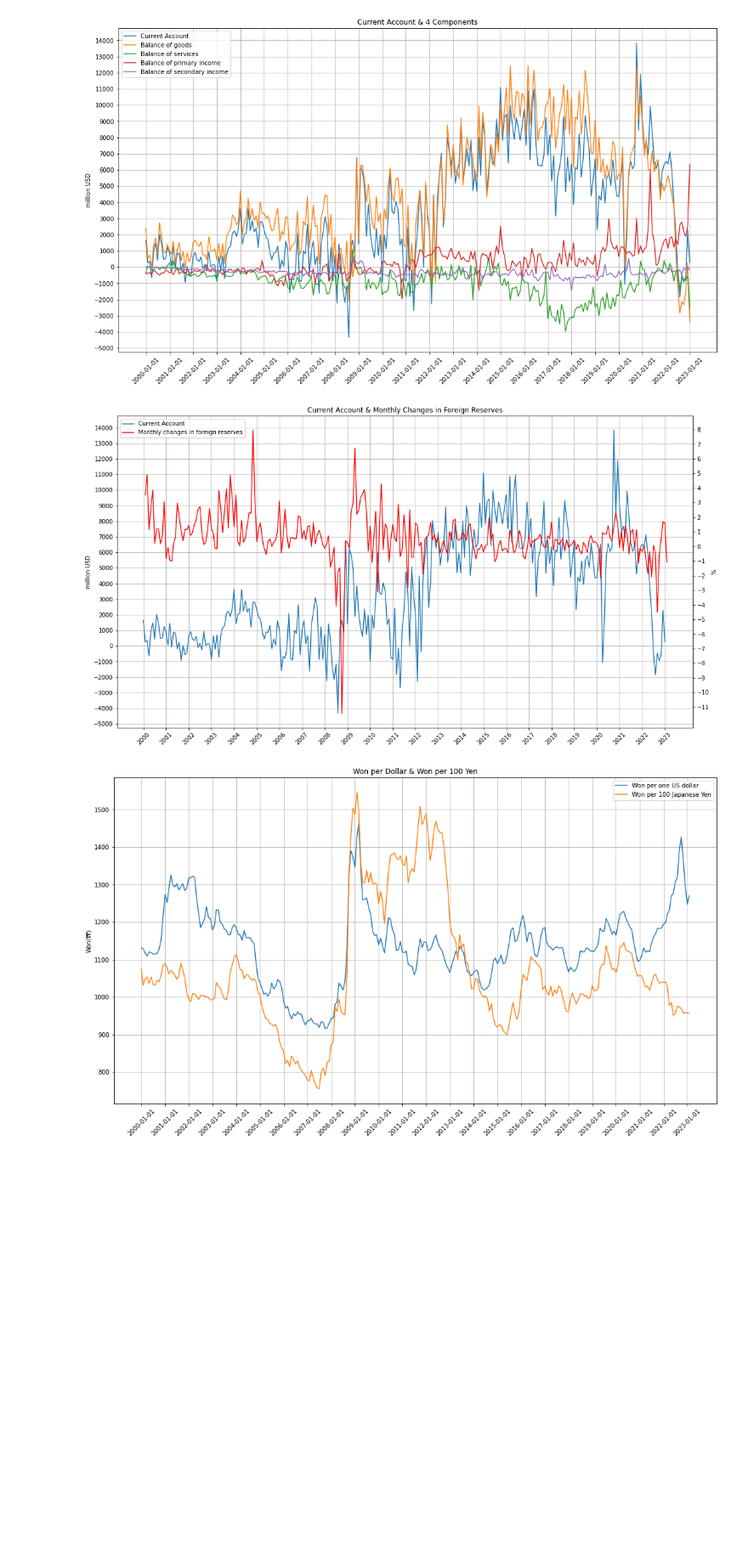
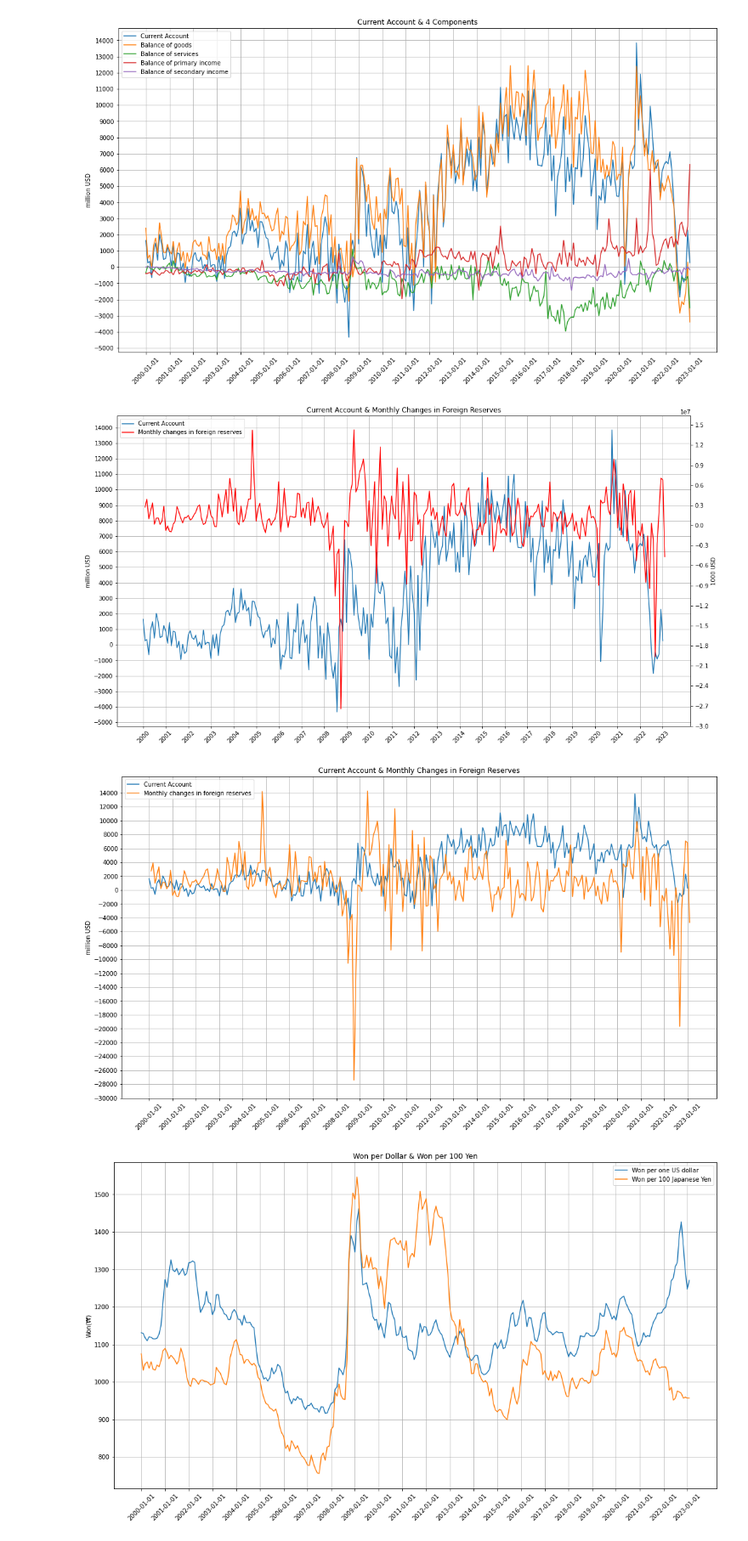
Before and after one commit to Jinnmidnnight/economics_coding, a Jupyter notebook: CoEx6_2018121022_박진효/CoEx6_2018121022_박진효.ipynb, the cells around one changed output. Shown at 85% size. Drawn from its saved outputs; the diff is of its cells as text; code cells hidden in the pictures; blank space fills up the shorter version.

```diff
--- a/CoEx6_2018121022_박진효/CoEx6_2018121022_박진효.ipynb
+++ b/CoEx6_2018121022_박진효/CoEx6_2018121022_박진효.ipynb
@@ -29,7 +29,7 @@ df3 = pd.read_excel("CorporateBondYields.xlsx", names=["Month","CBY_A", "CBY_B"]
 df4 = pd.read_excel("KOSPI_Index.xlsx", names=["Month","KOSPI"], header=None)
 df5 = pd.read_excel("CurrentAccount.xlsx", names=["Month","BOG","BOS","BOPI","BOSI"], header=None)
 df6 = pd.read_excel("ExchangeRates.xlsx", names=["Month","Won_Dollar","Won_Yen"], header=None)
-df7 = pd.read_excel("ForeignReserves.xlsx", names=["Month","IR"], header=None)
+df7 = pd.read_excel("ForeignReserves.xlsx", names=["Month","FR"], header=None)
 df8 = pd.read_excel("PriceIndexes.xlsx", names=["Month","CPI","HPI","HJPI"], header=None)
 # %% [markdown]
 ## Q2. Merge and delete dataframes
@@ -153,13 +153,13 @@ df
 df["CS"] = abs(df["CBY_B"]-df["CBY_A"])
 
 # Monthly percentage change in KOSPI index
-df["KOSPI_growth"] = df["KOSPI"].pct_change() * 100
+df["KOSPI_change"] = df["KOSPI"].pct_change() * 100
 
 # Current account
 df["CA"] = df["BOG"] + df["BOS"] + df["BOPI"] + df["BOSI"]
 
 # Monthly change in the foreign reserves
-df["IR_change"] = df["IR"].pct_change() * 100
+df["FR_change"] = df["FR"].diff()
 
 # YoY Inflation rate for consumer price index
 df["YoY_CPI"] = df["CPI"].pct_change(periods=12) * 100
@@ -196,7 +196,7 @@ df.drop("KOSPI", axis=1, inplace=True)
 df.drop("CPI", axis=1, inplace=True)
 df.drop("HPI", axis=1, inplace=True)
 df.drop("HJPI", axis=1, inplace=True)
-df.drop("IR", axis=1, inplace=True)
+df.drop("FR", axis=1, inplace=True)
 df
 # %% [output]
 |  | B_Rate | GBY | CBY_A | CBY_B | BOG | BOS | BOPI | BOSI | Won_Dollar | Won_Yen | CS | ... |
@@ -307,29 +307,45 @@ plt.grid(True)
 [figure]
 # %%
 # your code here
+
+# Current account 단위는 million USD인 반면 Foreign Reserve 단위는 1000 USD
+# 1. 이중 Y축의 graph
 fig, ax = plt.subplots(figsize=(18,10))
 
 # Current account
 line1 = ax.plot(df["CA"], label="Current Account")
 plt.xticks([df.index[i] for i in range(0, df.index.size, 12)],rotation=45)
 plt.yticks([i for i in range(-5000,15000,1000)])
 plt.ylabel('million USD')
 
 # the monthly changes in foreign reserves
 ax2 = ax.twinx()
-line2 = ax2.plot(df['IR_change'], label="Monthly changes in foreign reserves", color='r')
-plt.yticks([i for i in range(-11,9)])
-plt.ylabel('%')
+line2 = ax2.plot(df['FR_change'], label="Monthly changes in foreign reserves", color='r')
+plt.yticks([i for i in range(-3 * 10**7,17 * 10**6, 3 * 10**6)])
+plt.ylabel('1000 USD')
 
 # Add a title and legend
 plt.title('Current Account & Monthly Changes in Foreign Reserves')
 lines = line1 + line2
 labels = [line.get_label() for line in lines]
 ax.legend(lines, labels)
 ax.grid(True)
 plt.show()
+
+# 2. Foreign Reserves 단위를 million USD로 맞춘 graph
+df["temp_FR_change"] = df["FR_change"] / 1000
+plt.figure(figsize=(18, 10))
+plt.plot(df[["CA","temp_FR_change"]], label=["Current Account","Monthly changes in foreign reserves"])
+df.drop("temp_FR_change", axis=1, inplace=True)
+plt.xticks([df.index[i] for i in range(0, df.index.size, 12)],rotation=45)
+plt.yticks([i for i in range(-30000,16000,2000)])
+plt.ylabel('million USD')
+plt.title('Current Account & Monthly Changes in Foreign Reserves')
+plt.legend()
+plt.grid(True)
 # %% [output]
-[figure, old version]
+[figure, new version]
+[figure, added]
 # %%
 # your code here
 
```
Also changed, not shown: parts of 1 cell of this notebook.
